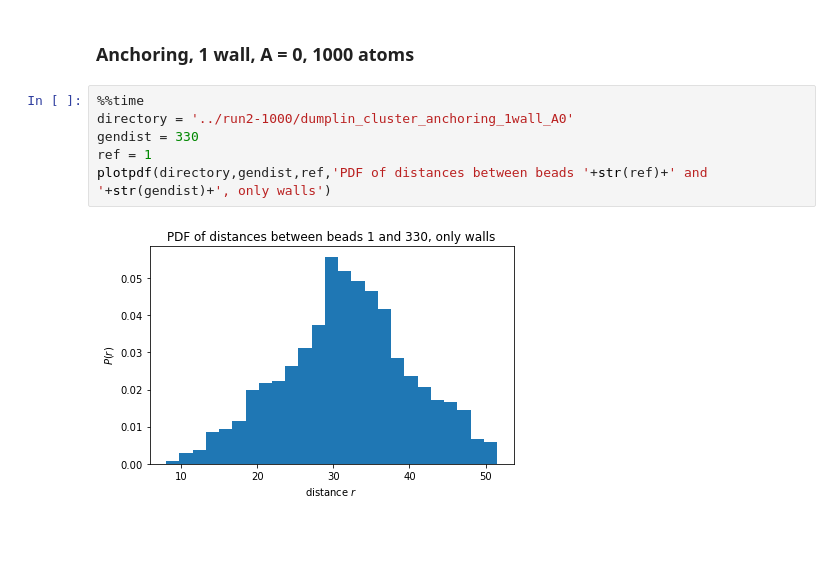
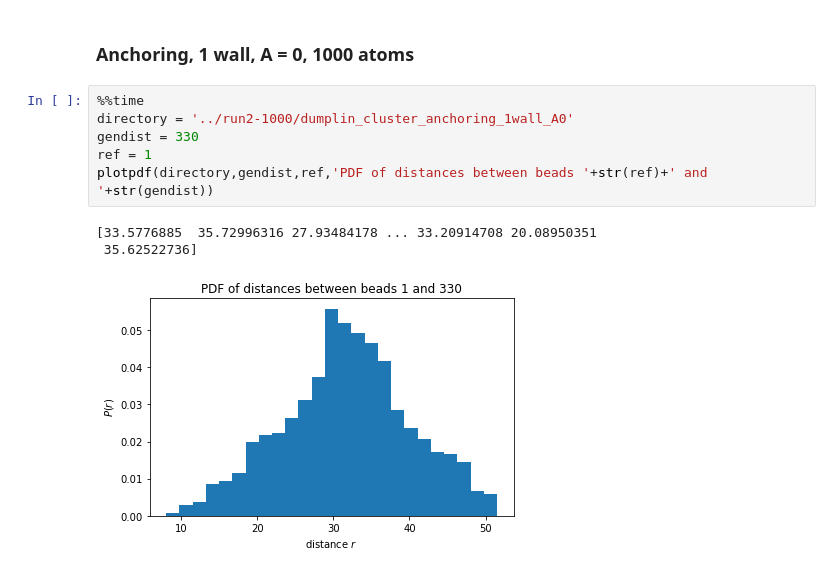
Before and after one commit to PHouzel/So-many-chromosomes, a Jupyter notebook: analysis/probability-density-function-r.ipynb, the cells around one changed output. Saved outputs shown, nothing was run; the diff lists cells and outputs as text; blank space fills up the shorter version.

```diff
--- a/analysis/probability-density-function-r.ipynb
+++ b/analysis/probability-density-function-r.ipynb
@@ -144,8 +144,10 @@ Wall time: 46.3 s
 # %%
 %%time
 directory = '../run2-1000/dumplin_cluster_anchoring_1wall_A0'
 gendist = 330
 ref = 1
-plotpdf(directory,gendist,ref,'PDF of distances between beads '+str(ref)+' and '+str(gendist)+', only walls')
+plotpdf(directory,gendist,ref,'PDF of distances between beads '+str(ref)+' and '+str(gendist))
 # %% [output]
+[33.5776885  35.72996316 27.93484178 ... 33.20914708 20.08950351
+ 35.62522736]
-[figure, old version]
+[figure, new version]
```
Also changed, not shown: parts of 4 cells of this notebook, 9 other files.
